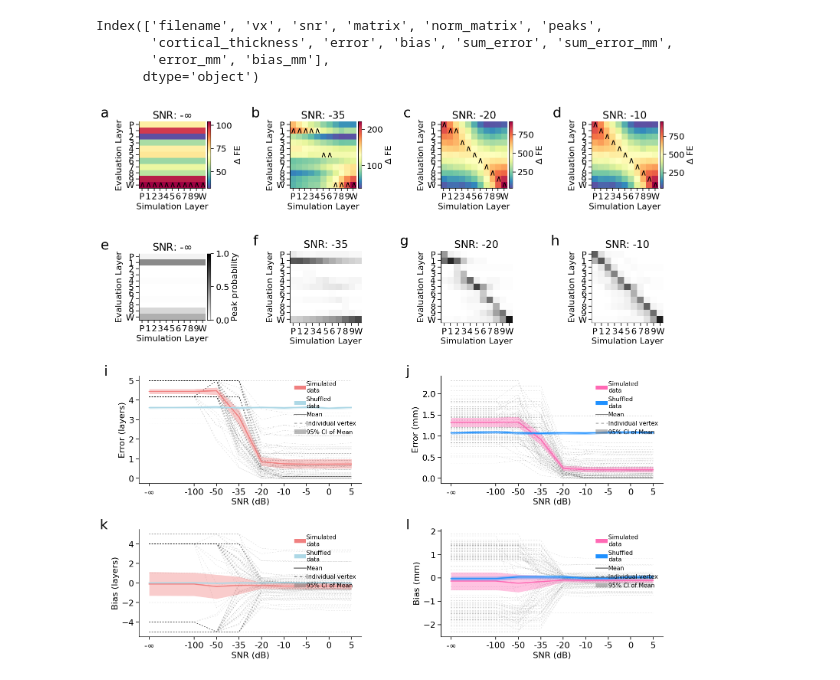
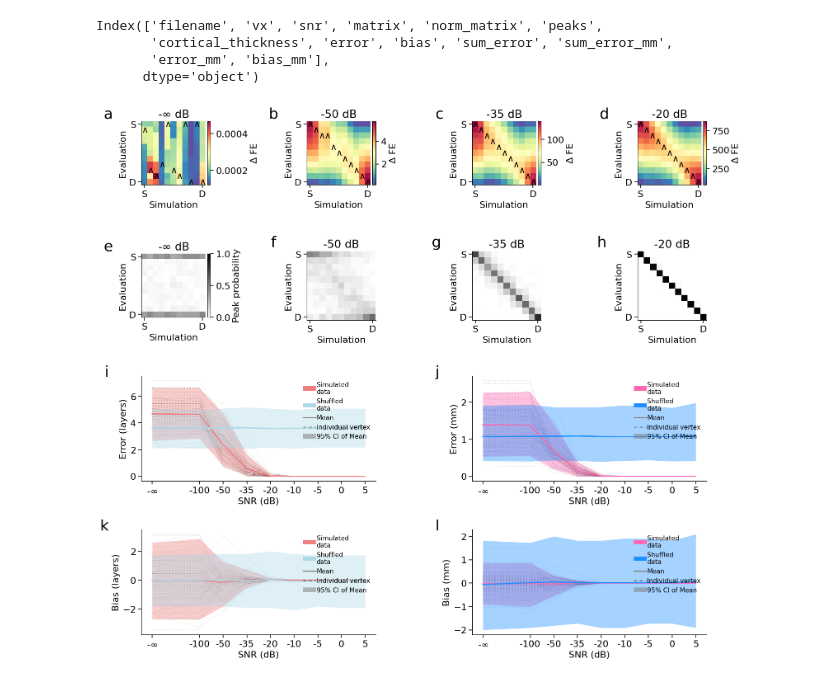
Before and after one commit to Ishita19801/multilaminar_sim, a Jupyter notebook: figures/plot_figure_02_snr.ipynb, the cells around one changed output. Saved outputs shown, nothing was run; the diff lists cells and outputs as text; code cells hidden in the pictures.

Commit message:
fixed row/column mismatch bug. removed bootstrapping

```diff
--- a/figures/plot_figure_02_snr.ipynb
+++ b/figures/plot_figure_02_snr.ipynb
@@ -328,36 +297,31 @@ for snr in snr_range:
     error = np.array(snr_files.loc[snr_files.snr == snr].error.to_list())
     error = np.mean(error, axis=-1) * layer_mpl
 
-    bias_bs = np.mean(bootstrap(bias, n_boot=5000), axis=1)
-    error_bs = np.mean(bootstrap(error, n_boot=5000), axis=1)
-
     shuf_error = np.array([shuffled_peak_error(i, ab=True) for i in matrices*10])
     shuf_error = np.mean(shuf_error, axis=-1) * np.tile(layer_mpl, 10)
-    shuf_error_bs = np.mean(bootstrap(shuf_error, n_boot=5000), axis=1)
 
     shuf_bias = np.array([shuffled_peak_error(i, ab=False) for i in matrices*10])
     shuf_bias = np.mean(shuf_bias, axis=-1)
-    shuf_bias_bs = np.mean(bootstrap(shuf_bias, n_boot=5000), axis=1)
 
     # mean 95% CI
     error_95ci = [
-        np.percentile(error_bs, 2.5),
-        np.percentile(error_bs, 97.5)
+        np.percentile(error, 2.5),
+        np.percentile(error, 97.5)
     ]
 
     error_95ci_shuf = [
-        np.percentile(shuf_error_bs, 2.5),
-        np.percentile(shuf_error_bs, 97.5)
+        np.percentile(shuf_error, 2.5),
+        np.percentile(shuf_error, 97.5)
     ]
 
     bias_95ci = [
-        np.percentile(bias_bs, 2.5),
-        np.percentile(bias_bs, 97.5)
+        np.percentile(bias, 2.5),
+        np.percentile(bias, 97.5)
     ]
 
     bias_95ci_shuf = [
-        np.percentile(shuf_bias_bs, 2.5),
-        np.percentile(shuf_bias_bs, 97.5)
+        np.percentile(shuf_bias, 2.5),
+        np.percentile(shuf_bias, 97.5)
     ]
 
     error_lines_mm.append(error)
@@ -379,19 +343,19 @@ tick_labels[0] = r"-$\infty$"
 snr_ix = np.arange(snr_range.shape[0])
 snr_ix[0] = snr_ix[0] - 1
 # %%
-snrs_to_plot=[-500, -35, -20, -10]
-fig=plt.figure(figsize=(4*len(snrs_to_plot), 15), facecolor="white")
+snrs_to_plot=[-500, -50, -35, -20]
+fig=plt.figure(figsize=(4*len(snrs_to_plot), 14), facecolor="white")
 gs = GridSpec(4, len(snrs_to_plot), height_ratios=[1, 1, 1.25, 1.25])
 labels=['a','b','c','d']
 for snr_idx, snr in enumerate(snrs_to_plot):
     ax = fig.add_subplot(gs[0,snr_idx])
     if snr_idx == 0:
-        ax.set_title(r"SNR: -$\infty$")
+        ax.set_title(r"-$\infty$ dB")
     else:
-        ax.set_title(f"SNR: {snr}")
+        ax.set_title(f"{snr} dB")
     m_mx = np.mean(matrices_all[snr], axis=0)
     peaks, annot, annot_bin = find_peaks(m_mx, marker=r"$\wedge$")
-    iw = plot_mx(m_mx, LAB, ax=ax, labels=True, cbar=True, cbar_label=r"$\Delta$ FE")
+    iw = plot_mx(m_mx, ax=ax, labels=True, cbar=True, cbar_label=r"$\Delta$ FE")
     annotate_mx(iw, annot)
     add_subplot_label(ax, labels[snr_idx], x=-.45)
 
@@ -401,11 +365,11 @@ for snr_idx, snr in enumerate(snrs_to_plot):
     ax = fig.add_subplot(gs[1,snr_idx])
     m_mx = np.mean(annots_bin[snr], axis=0)
     if snr_idx == 0:
-        iw = plot_mx(m_mx, LAB, ax=ax, labels=True, cmap="binary", norm=divnorm, cbar=True, cbar_label=r"Peak probability")
-        ax.set_title(r"SNR: -$\infty$")
+        iw = plot_mx(m_mx, ax=ax, labels=True, cmap="binary", norm=divnorm, cbar=True, cbar_label=r"Peak probability")
+        ax.set_title(r"-$\infty$ dB")
     else:
-        ax.set_title(f"SNR: {snr}")
-        iw = plot_mx(m_mx, LAB, ax=ax, labels=True, cmap="binary", norm=divnorm)
+        ax.set_title(f"{snr} dB")
+        iw = plot_mx(m_mx, ax=ax, labels=True, cmap="binary", norm=divnorm)
     add_subplot_label(ax, labels[snr_idx], x=-.45)
 
 
@@ -472,33 +436,33 @@ ax.set_ylabel("Bias (layers)")
 ax.set_xlabel("SNR (dB)")
 ax.legend(handles=legend_handles, fontsize="x-small", loc=1)
 ax.plot(snr_ix, bias_lines, lw=0.5, c="black", alpha=0.2, linestyle='--', dashes=(5, 5), zorder=0);
 add_subplot_label(ax, 'k', x=-.14, y=1.1)
 
 
 ax=fig.add_subplot(gs[3,2:4])
 legend_handles = [
     Patch(facecolor="hotpink", linewidth=0, label="Simulated\ndata"),
     Patch(facecolor="dodgerblue", linewidth=0, label="Shuffled\ndata"),
     Line2D([0], [0], color="gray", lw=2, label="Mean"),
     Line2D([0], [0], color="black", lw=1, linestyle='--', dashes=(5, 5), label="Individual vertex"),
     Patch(facecolor="gray", linewidth=0, label="95% CI of Mean", alpha=0.55),
 ]
 clrs = ["hotpink", "dodgerblue"]
 labs = ["simulated data", "shuffled data"]
 for rix, r in enumerate([bias_res_mm, shuf_bias_res_mm]):
     ax.plot(snr_ix, r[:,0], color=clrs[rix], lw=2)
     ax.fill_between(snr_ix, r[:,1], r[:,2], color=clrs[rix], lw=0, alpha=0.4)
 ax.set_xticks(snr_ix)
 ax.set_xticklabels(tick_labels)
 ax.set_ylabel("Bias (mm)")
 ax.set_xlabel("SNR (dB)")
 ax.legend(handles=legend_handles, fontsize="x-small", loc=1)
 ax.plot(snr_ix, bias_lines_mm, lw=0.5, c="black", alpha=0.2, linestyle='--', dashes=(5, 5), zorder=0);
 add_subplot_label(ax, 'l', x=-.14, y=1.1)
 
 plt.tight_layout()
 plt.savefig(f"figure_02_snr.pdf")
 # %% [output]
-[figure, old version]
+[figure, new version]
 # %%
 snr_range
```
Also changed, not shown: parts of 4 cells of this notebook, 1 other file.
